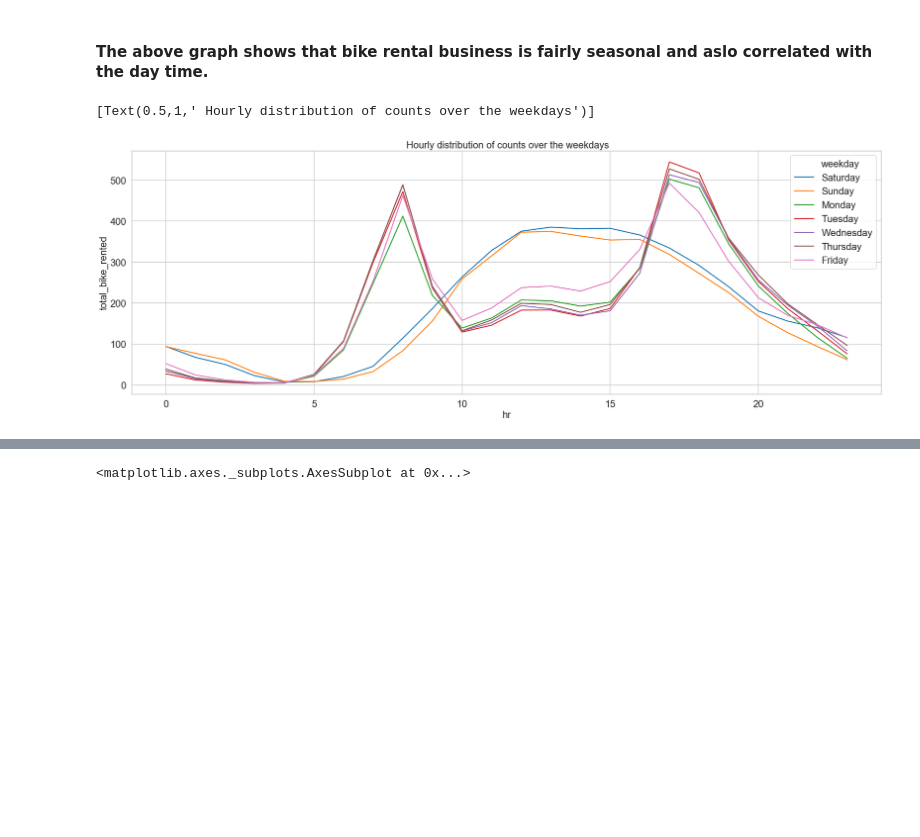
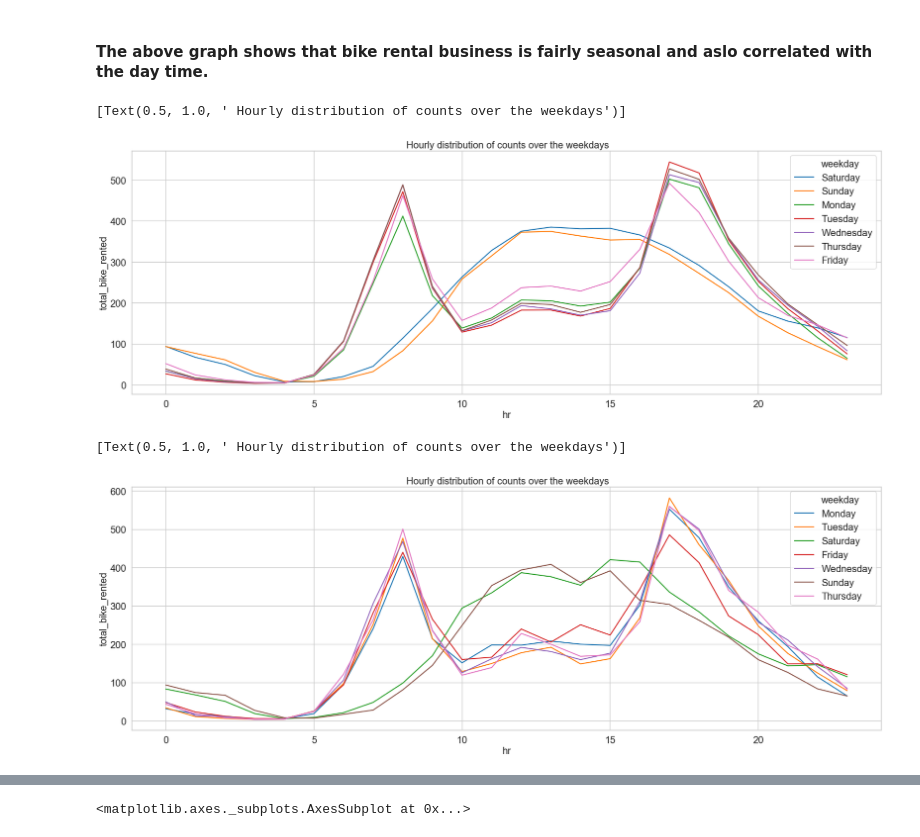
Before and after one commit to daguito81/ml-bikesharing-dask, a Jupyter notebook: notebooks/Bike_sharing_2_D.ipynb, the cells around one changed output, grey strips where cells are left out. Saved outputs shown, nothing was run; the diff lists cells and outputs as text; code cells hidden in the pictures; blank space fills up the shorter version.

```diff
--- a/notebooks/Bike_sharing_2_D.ipynb
+++ b/notebooks/Bike_sharing_2_D.ipynb
@@ -262,7 +379,7 @@ ax.set(title="Hourly distribution of counts in different seasons")
 # %%
 fig, ax = plt.subplots()
 sns.lineplot(
-    data=df[["hr", "total_bike_rented", "weekday"]],
+    data=df_p[["hr", "total_bike_rented", "weekday"]],
     x="hr",
     y="total_bike_rented",
     hue="weekday",
@@ -273,8 +390,24 @@ sns.lineplot(
 )
 ax.set(title=" Hourly distribution of counts over the weekdays")
 # %% [output]
-[Text(0.5,1,' Hourly distribution of counts over the weekdays')]
+[Text(0.5, 1.0, ' Hourly distribution of counts over the weekdays')]
 [figure]
+# %%
+fig, ax = plt.subplots()
+sns.lineplot(
+    data=df_d[["hr", "total_bike_rented", "weekday"]].sample(frac=0.3).compute(),
+    x="hr",
+    y="total_bike_rented",
+    hue="weekday",
+    ax=ax,
+    err_style=None
+
+
+)
+ax.set(title=" Hourly distribution of counts over the weekdays")
+# %% [output]
+[Text(0.5, 1.0, ' Hourly distribution of counts over the weekdays')]
+[figure, added]
 # %%
 fig, ax = plt.subplots()
 sns.lineplot(
```
Also changed, not shown: parts of 36 cells of this notebook.
